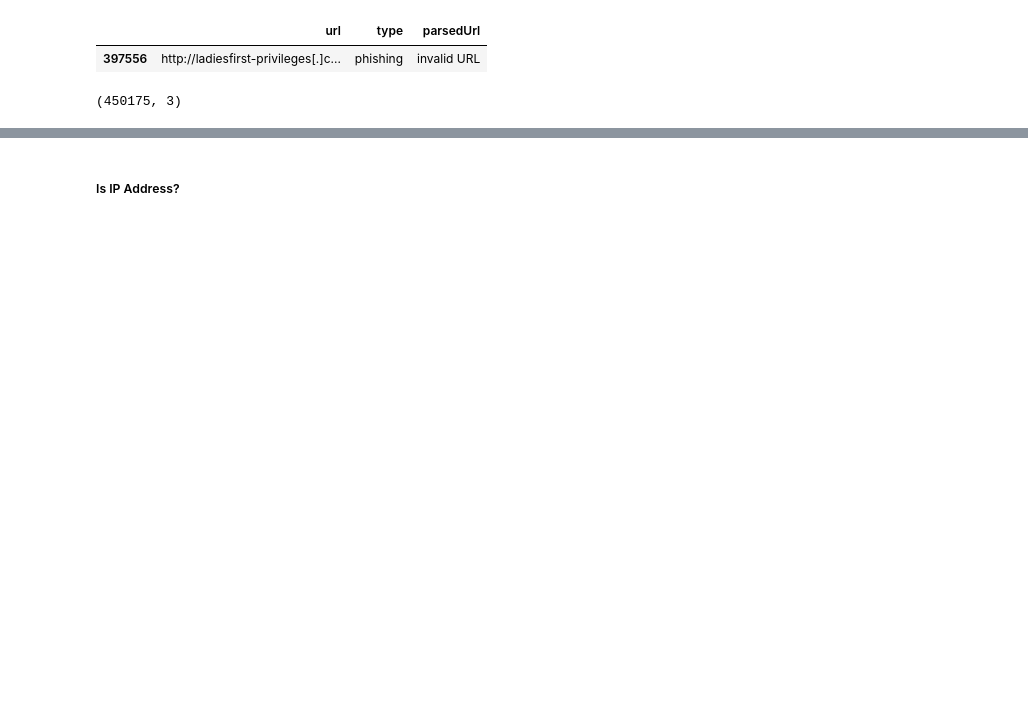
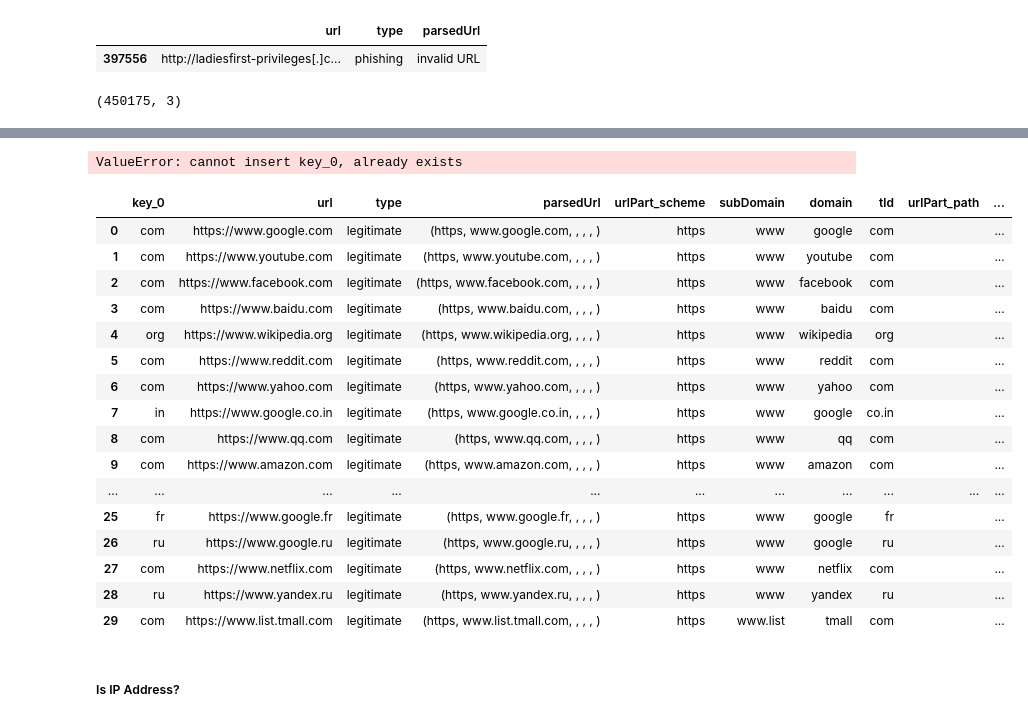
Before and after one commit to mdgarber/DetectPhishURL, a Jupyter notebook: DetectPhishURL/notebooks/detectPhishUrl.ipynb, the cells around one changed output, grey strips where cells are left out. Cells and saved outputs as stored; diff of their text form; code cells hidden in the pictures; blank space fills up the shorter version.

Commit message:
joined tdl meta data table

```diff
--- a/DetectPhishURL/notebooks/detectPhishUrl.ipynb
+++ b/DetectPhishURL/notebooks/detectPhishUrl.ipynb
@@ -330,0 +364,3 @@ urlData['urlPart_fragment'] = urlData['parsedUrl'].apply(lambda urlObj : urlObj.
+# %%
+# remove initial period from tlds (as that will prevent merge/joining)
+tldsNoPeriod = tldNames['Domain'].apply(lambda tld : tld[1:] if tld[0] == '.' else tld)
@@ -331,3 +387,31 @@ urlData['urlPart_fragment'] = urlData['parsedUrl'].apply(lambda urlObj : urlObj.
+# %%
+# create column for urlData.tld with period and part before period removed
+urlData['tld_join'] = urlData['tld'].apply(lambda tld : tld[(tld.find('.') + 1):] if tld.find('.') != -1 else tld)
+# %%
+# add rows from TLD data set
+urlData = pd.merge(urlData, tldNames, left_on=urlData.tld_join, right_on=tldsNoPeriod, how='left')
+# %% [output]
+ValueError: cannot insert key_0, already exists
+# %%
+urlData.head(30)
+# %% [output]
+|  | key_0 | url | type | parsedUrl | urlPart_scheme | subDomain | domain | tld | urlPart_path | ... |
+| 0 | com | https://www.google.com | legitimate | (https, www.google.com, , , , ) | https | www | google | com |  | ... |
+| 1 | com | https://www.youtube.com | legitimate | (https, www.youtube.com, , , , ) | https | www | youtube | com |  | ... |
+| 2 | com | https://www.facebook.com | legitimate | (https, www.facebook.com, , , , ) | https | www | facebook | com |  | ... |
+| 3 | com | https://www.baidu.com | legitimate | (https, www.baidu.com, , , , ) | https | www | baidu | com |  | ... |
+| 4 | org | https://www.wikipedia.org | legitimate | (https, www.wikipedia.org, , , , ) | https | www | wikipedia | org |  | ... |
+| 5 | com | https://www.reddit.com | legitimate | (https, www.reddit.com, , , , ) | https | www | reddit | com |  | ... |
+| 6 | com | https://www.yahoo.com | legitimate | (https, www.yahoo.com, , , , ) | https | www | yahoo | com |  | ... |
+| 7 | in | https://www.google.co.in | legitimate | (https, www.google.co.in, , , , ) | https | www | google | co.in |  | ... |
+| 8 | com | https://www.qq.com | legitimate | (https, www.qq.com, , , , ) | https | www | qq | com |  | ... |
+| 9 | com | https://www.amazon.com | legitimate | (https, www.amazon.com, , , , ) | https | www | amazon | com |  | ... |
+| ... | ... | ... | ... | ... | ... | ... | ... | ... | ... | ... |
+| 25 | fr | https://www.google.fr | legitimate | (https, www.google.fr, , , , ) | https | www | google | fr |  | ... |
+| 26 | ru | https://www.google.ru | legitimate | (https, www.google.ru, , , , ) | https | www | google | ru |  | ... |
+| 27 | com | https://www.netflix.com | legitimate | (https, www.netflix.com, , , , ) | https | www | netflix | com |  | ... |
+| 28 | ru | https://www.yandex.ru | legitimate | (https, www.yandex.ru, , , , ) | https | www | yandex | ru |  | ... |
+| 29 | com | https://www.list.tmall.com | legitimate | (https, www.list.tmall.com, , , , ) | https | www.list | tmall | com |  | ... |
 # %% [markdown]
 ##### Is IP Address?
 # %%
```
Also changed, not shown: parts of 11 cells of this notebook.
